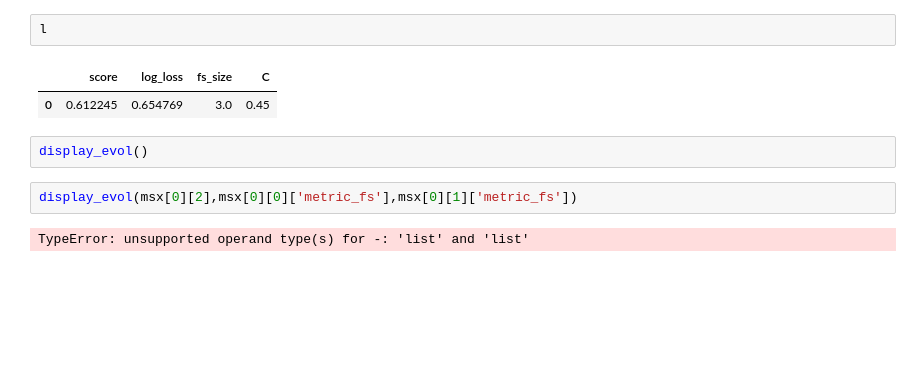
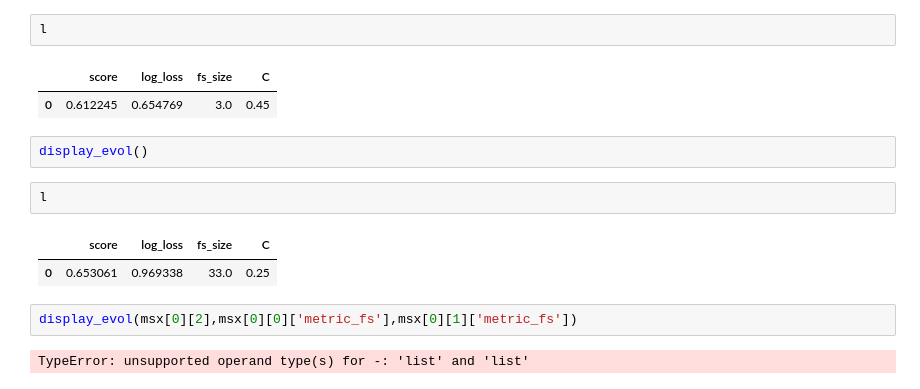
Before and after one commit to MerlinDumeur/PredVir, a Jupyter notebook: Rapport.ipynb, the cells around one changed output. Saved outputs shown, nothing was run; the diff lists cells and outputs as text; blank space fills up the shorter version.

```diff
--- a/Rapport.ipynb
+++ b/Rapport.ipynb
@@ -1524,6 +1524,11 @@ l
 | 0 | 0.612245 | 0.654769 | 3.0 | 0.45 |
 # %%
 display_evol()
+# %%
+l
+# %% [output]
+|  | score | log_loss | fs_size | C |
+| 0 | 0.653061 | 0.969338 | 33.0 | 0.25 |
 # %%
 display_evol(msx[0][2],msx[0][0]['metric_fs'],msx[0][1]['metric_fs'])
 # %% [output]
```
Also changed, not shown: 3 other files.
